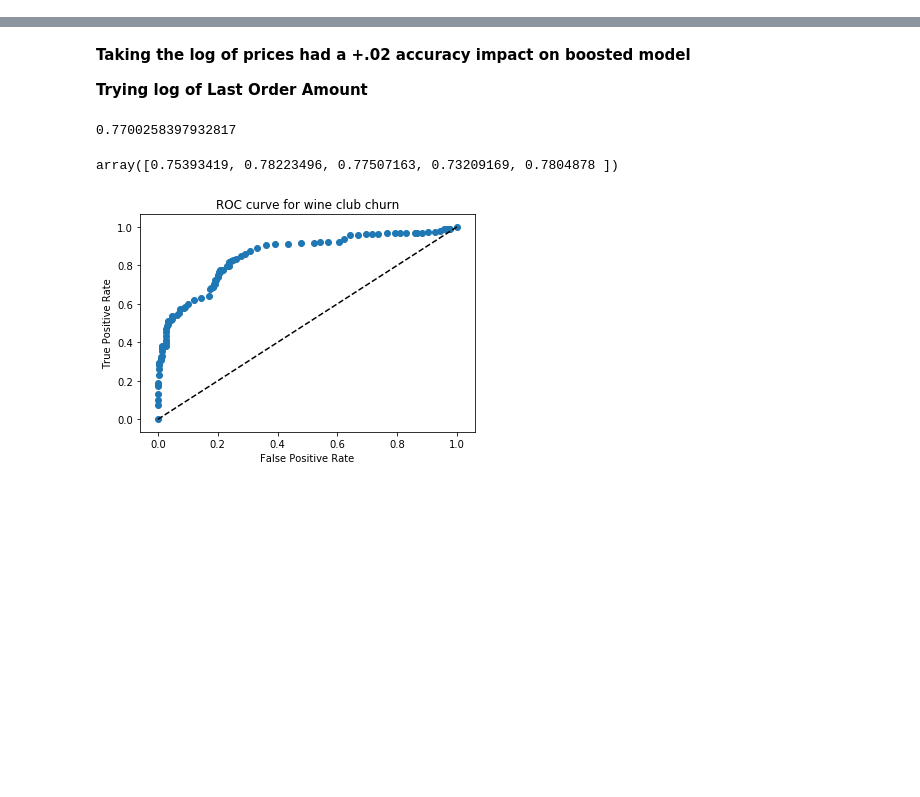
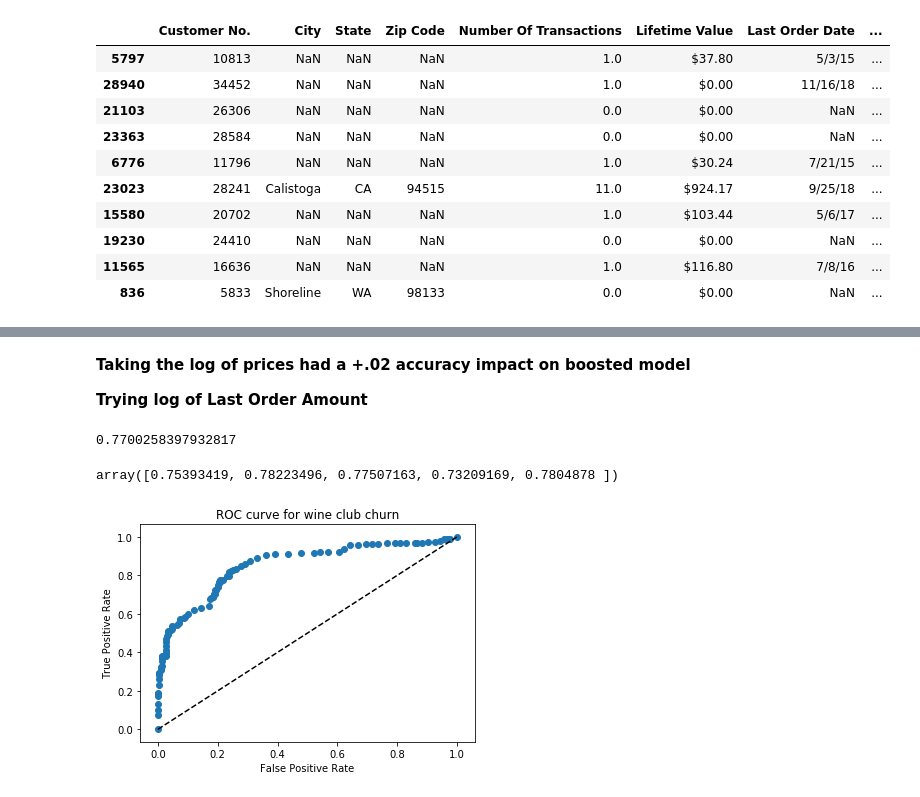
Before and after one commit to sphilazar/wine-clubs, a Jupyter notebook: TestScripts.ipynb, the cells around one changed output, grey strips where cells are left out. Cells and saved outputs as stored; diff of their text form; code cells hidden in the pictures; blank space fills up the shorter version.

```diff
--- a/TestScripts.ipynb
+++ b/TestScripts.ipynb
@@ -16,0 +54,14 @@ from matplotlib import pyplot as plt
+# %%
+customers.sample(10)
+# %% [output]
+|  | Customer No. | City | State | Zip Code | Number Of Transactions | Lifetime Value | Last Order Date | ... |
+| 5797 | 10813 | NaN | NaN | NaN | 1.0 | $37.80 | 5/3/15 | ... |
+| 28940 | 34452 | NaN | NaN | NaN | 1.0 | $0.00 | 11/16/18 | ... |
+| 21103 | 26306 | NaN | NaN | NaN | 0.0 | $0.00 | NaN | ... |
+| 23363 | 28584 | NaN | NaN | NaN | 0.0 | $0.00 | NaN | ... |
+| 6776 | 11796 | NaN | NaN | NaN | 1.0 | $30.24 | 7/21/15 | ... |
+| 23023 | 28241 | Calistoga | CA | 94515 | 11.0 | $924.17 | 9/25/18 | ... |
+| 15580 | 20702 | NaN | NaN | NaN | 1.0 | $103.44 | 5/6/17 | ... |
+| 19230 | 24410 | NaN | NaN | NaN | 0.0 | $0.00 | NaN | ... |
+| 11565 | 16636 | NaN | NaN | NaN | 1.0 | $116.80 | 7/8/16 | ... |
+| 836 | 5833 | Shoreline | WA | 98133 | 0.0 | $0.00 | NaN | ... |
```
Also changed, not shown: parts of 12 cells of this notebook, 5 other files.
